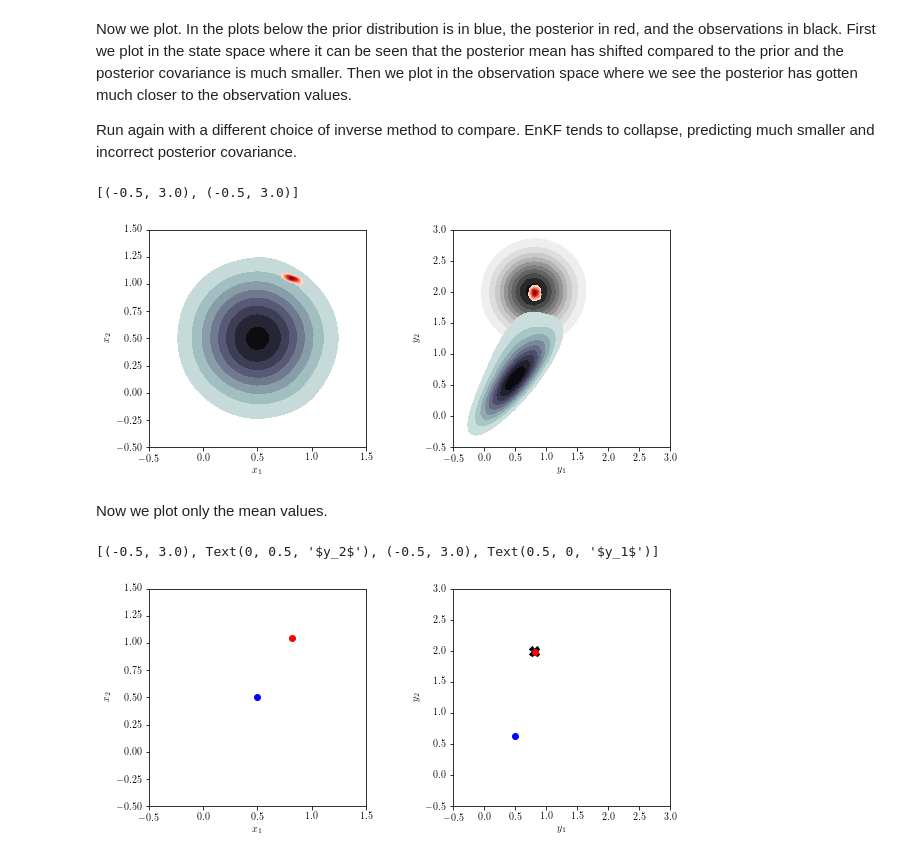
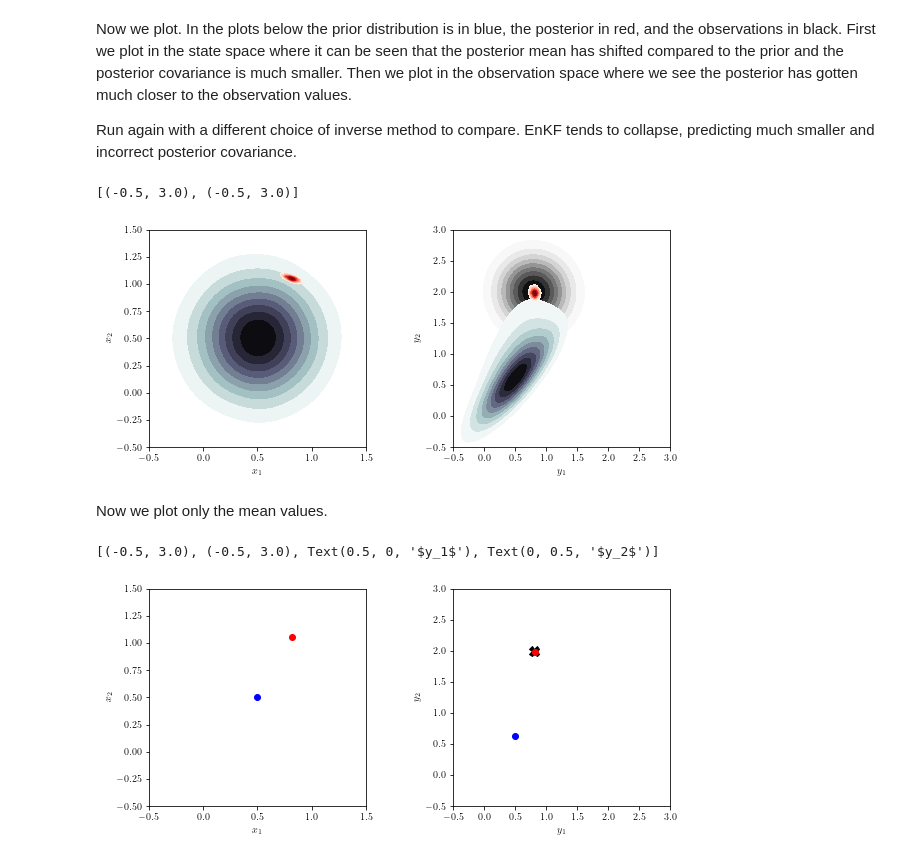
Before and after one commit to xiaoh/DAFI, a Jupyter notebook: tutorials/scalar_inversion_uq/scalar_model_uq.ipynb, the cells around one changed output. Cells and saved outputs as stored; diff of their text form; code cells hidden in the pictures.

```diff
--- a/tutorials/scalar_inversion_uq/scalar_model_uq.ipynb
+++ b/tutorials/scalar_inversion_uq/scalar_model_uq.ipynb
@@ -11,7 +11,7 @@ import pandas as pd
 
 import dafi
 
-mpl.rcParams.update({'text.usetex': True, 'text.latex.preamble': ['\\usepackage{gensymb}'],})
+mpl.rcParams.update({'text.usetex': True, 'text.latex.preamble': '\\usepackage{gensymb}',})
 # %% [markdown]
 ## Problem Description
 The state consists of two scalar values
@@ -151,27 +151,28 @@ Run again with a different choice of inverse method to compare. EnKF tends to co
 # %%
 # options
 shade = True
 bw_prior = np.mean(prior_mean)
 bw_obs = np.mean(obs_mean)
 lim_state = (-0.5, 1.5)
 lim_obs = (-0.5, 3.0)
 
 # plot
 fig, axs = plt.subplots(1, 2, figsize=(10, 4))
 
-sns.kdeplot(priordf['$x_1$'], priordf['$x_2$'], ax=axs[0], cmap='bone_r', shade=shade, shade_lowest=False, bw=bw_prior)
-sns.kdeplot(posteriordf['$x_1$'], posteriordf['$x_2$'], ax=axs[0], cmap='Reds', shade=shade, shade_lowest=False)
+
+sns.kdeplot(x=priordf['$x_1$'], y=priordf['$x_2$'], ax=axs[0], cmap='bone_r', shade=shade, thresh=0.1, bw_method=bw_prior)
+sns.kdeplot(x=posteriordf['$x_1$'], y=posteriordf['$x_2$'], ax=axs[0], cmap='Reds', shade=shade, thresh=0.1)
 axs[0].set_aspect('equal', 'box')
 axs[0].set(xlim=lim_state, ylim=lim_state)
 
-sns.kdeplot(obsdf['$y_1$'], obsdf['$y_2$'], ax=axs[1], cmap='Greys', shade=shade, shade_lowest=False, bw=bw_obs)
-sns.kdeplot(priordf['$y_1$'], priordf['$y_2$'], ax=axs[1], cmap='bone_r', shade=shade, shade_lowest=False, bw=bw_prior)
-sns.kdeplot(posteriordf['$y_1$'], posteriordf['$y_2$'], ax=axs[1], cmap='Reds', shade=shade, shade_lowest=False)
+sns.kdeplot(x=obsdf['$y_1$'], y=obsdf['$y_2$'], ax=axs[1], cmap='Greys', shade=shade, thresh=0.1, bw_method=bw_obs)
+sns.kdeplot(x=priordf['$y_1$'], y=priordf['$y_2$'], ax=axs[1], cmap='bone_r', shade=shade, thresh=0.1, bw_method=bw_prior)
+sns.kdeplot(x=posteriordf['$y_1$'], y=posteriordf['$y_2$'], ax=axs[1], cmap='Reds', shade=shade, thresh=0.1)
 axs[1].set_aspect('equal', 'box')
 axs[1].set(xlim=lim_obs, ylim=lim_obs)
 # %% [output]
 [(-0.5, 3.0), (-0.5, 3.0)]
-[figure, old version]
+[figure, new version]
 # %% [markdown]
 Now we plot only the mean values.
 # %%
@@ -192,5 +193,5 @@ axs[1].plot(posteriordf['$y_1$'].mean(), posteriordf['$y_2$'].mean(), 'ro')
 axs[1].set_aspect('equal', 'box')
 axs[1].set(xlim=lim_obs, ylim=lim_obs, xlabel="$y_1$", ylabel="$y_2$")
 # %% [output]
-[(-0.5, 3.0), Text(0, 0.5, '$y_2$'), (-0.5, 3.0), Text(0.5, 0, '$y_1$')]
+[(-0.5, 3.0), (-0.5, 3.0), Text(0.5, 0, '$y_1$'), Text(0, 0.5, '$y_2$')]
 [figure]
```
Also changed, not shown: parts of 1 cell of this notebook, 17 other files.
